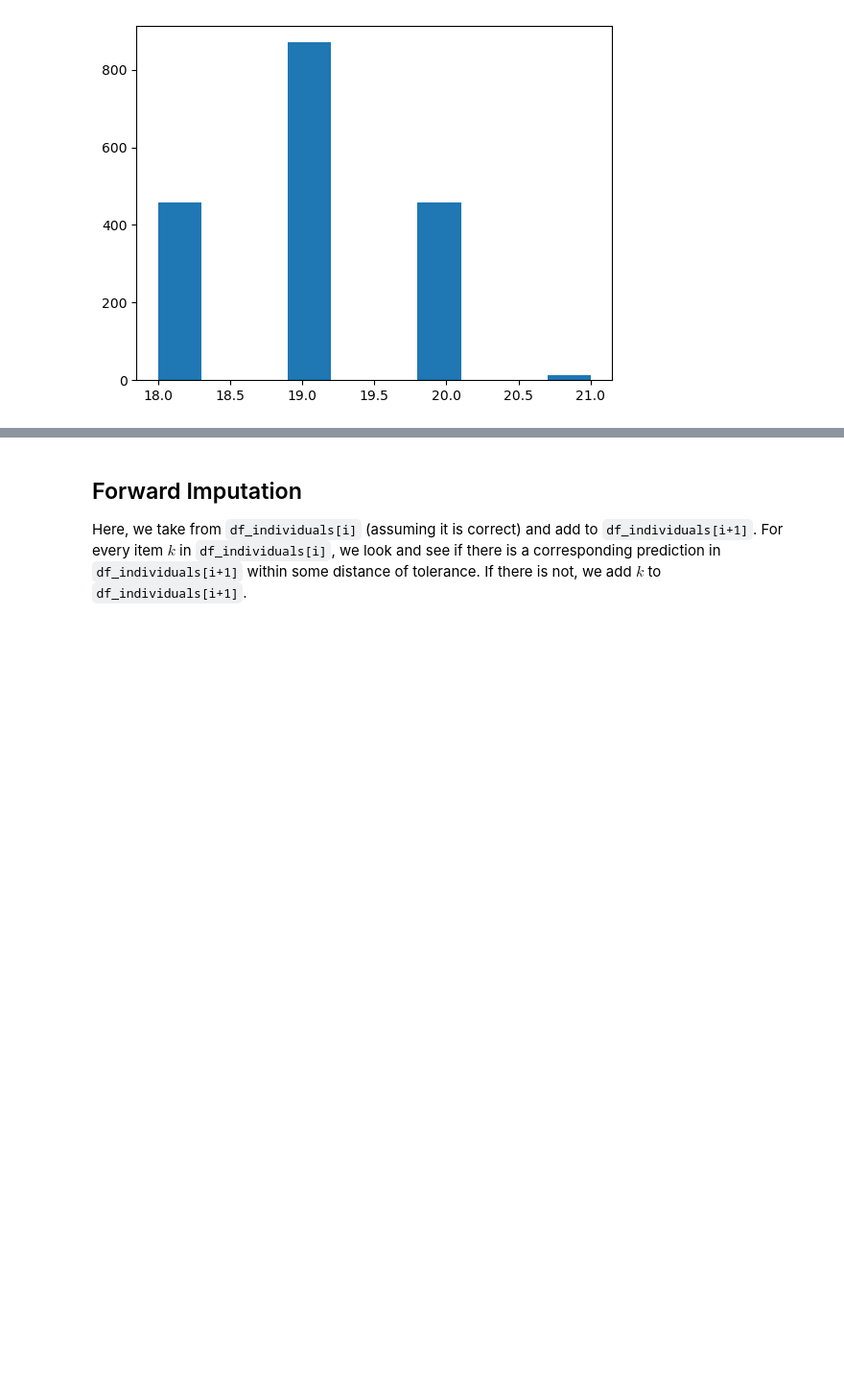
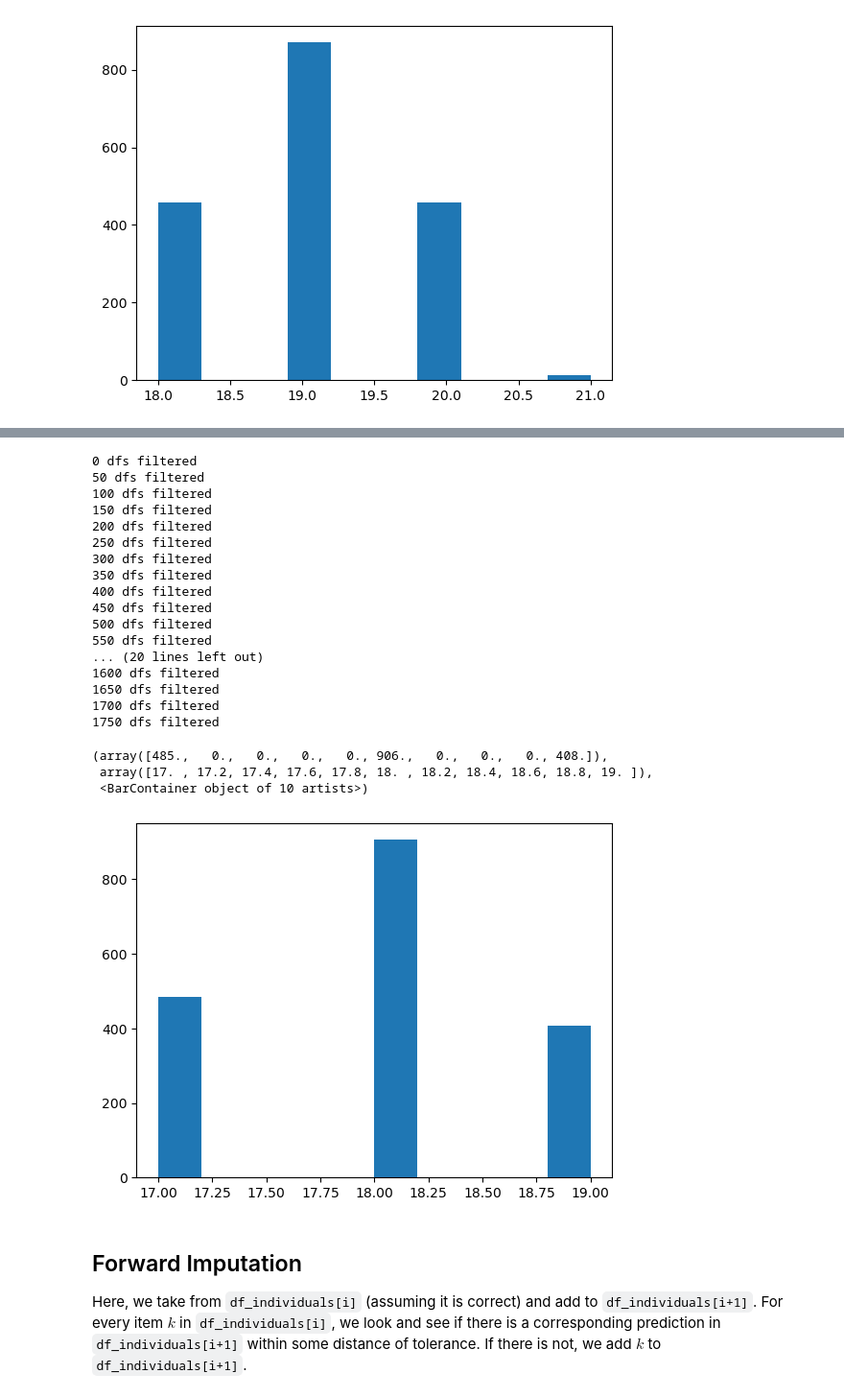
Before and after one commit to jonazhu/nematostellatracking, a Jupyter notebook: experiments/prediction_refinement/initial_refinement.ipynb, the cells around one changed output, grey strips where cells are left out. Shown at 96% size. Drawn from its saved outputs; the diff is of its cells as text; code cells hidden in the pictures; blank space fills up the shorter version.

```diff
--- a/experiments/prediction_refinement/initial_refinement.ipynb
+++ b/experiments/prediction_refinement/initial_refinement.ipynb
@@ -81,19 +84,19 @@ def iou(a, b):
     return inter / (area_a + area_b - inter)
 
 def remove_overlap(df, tolerance = 0.8):
-    boxes_to_remove = []
+    remove = []
 
     for j in range(len(df)):
-        for k in range(len(df)):
-            if j == k:
-                continue
-
+        remove.append(False)
+        for k in range(j):
             box_a = [df.iloc[j]["x1"], df.iloc[j]["y1"], df.iloc[j]["x2"], df.iloc[j]["y2"]]
             box_b = [df.iloc[k]["x1"], df.iloc[k]["y1"], df.iloc[k]["x2"], df.iloc[k]["y2"]]
 
             overlap = iou(box_a, box_b)
             if overlap > tolerance:
-                boxes_to_remove.append(j)
+                remove[-1] = True
                 break
 
-    return boxes_to_remove
+    df["remove"] = remove
+    df = df[df["remove"] == False]
+    return df #not entirely necessary since we modify df
@@ -100,3 +123,34 @@ def remove_overlap(df, tolerance = 0.8):
+# %%
+df_overlap_filtered = []
+for i in range(len(df_individuals)):
+    if i % 50 == 0:
+        print(str(i) + " dfs filtered")
+    df_overlap_filtered.append(remove_overlap(df_individuals[i], 0.9))
+
+df_overlap_lens = [len(d) for d in df_overlap_filtered]
+plt.hist(df_overlap_lens)
+# %% [output]
+0 dfs filtered
+50 dfs filtered
+100 dfs filtered
+150 dfs filtered
+200 dfs filtered
+250 dfs filtered
+300 dfs filtered
+350 dfs filtered
+400 dfs filtered
+450 dfs filtered
+500 dfs filtered
+550 dfs filtered
+... (20 lines left out)
+1600 dfs filtered
+1650 dfs filtered
+1700 dfs filtered
+1750 dfs filtered
+(array([485.,   0.,   0.,   0.,   0., 906.,   0.,   0.,   0., 408.]),
+ array([17. , 17.2, 17.4, 17.6, 17.8, 18. , 18.2, 18.4, 18.6, 18.8, 19. ]),
+ <BarContainer object of 10 artists>)
+[figure, added]
 # %% [markdown]
 ## Forward Imputation
 Here, we take from `df_individuals[i]` (assuming it is correct) and add to `df_individuals[i+1]`. For every item $k$ in `df_individuals[i]`, we look and see if there is a corresponding prediction in `df_individuals[i+1]` within some distance of tolerance. If there is not, we add $k$ to `df_individuals[i+1]`.
```
Also changed, not shown: parts of 3 cells of this notebook, 1 other file.
